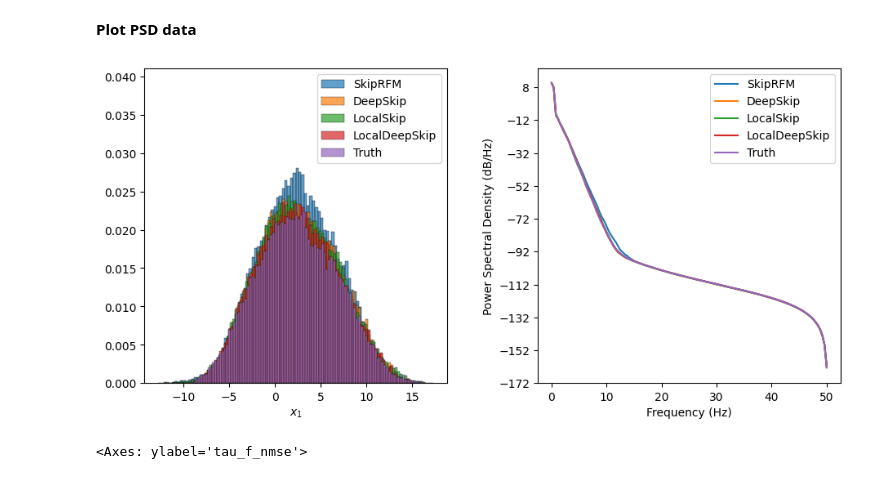
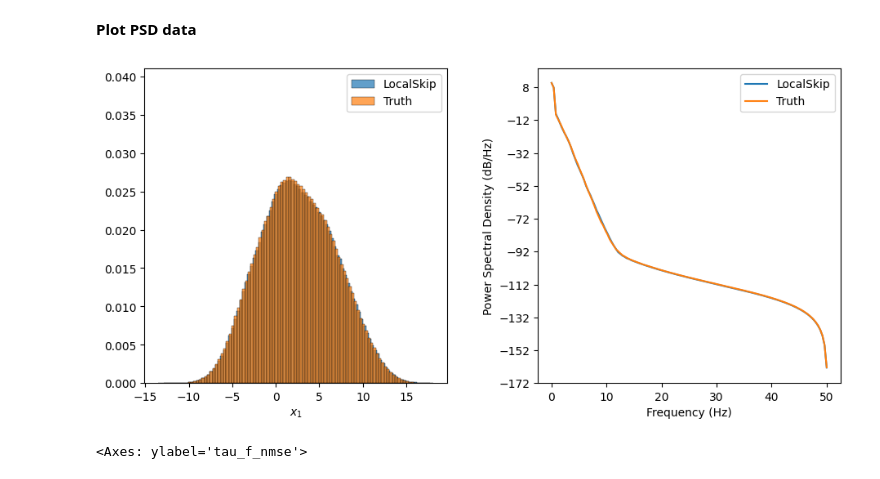
Before and after one commit to pinakm9/DeepRFM, a Jupyter notebook: notebooks/L96.ipynb, the cells around one changed output. Drawn from its saved outputs; the diff is of its cells as text; code cells hidden in the pictures.

Commit message:
L96 local schemes

```diff
--- a/notebooks/L96.ipynb
+++ b/notebooks/L96.ipynb
@@ -226,29 +227,30 @@ train = torch.tensor(train)[:, :N]
 # %%
 fig = plt.figure(figsize=(11, 5))
 ax1 = fig.add_subplot(121)
 ax2 = fig.add_subplot(122)
 D_r, N = 4096, 100000
-folders = [f"{folder}/{config}/SkipRFM/D_r-{D_r}_B-1", f"{folder}/{config}/DeepSkip/D_r-{D_r}_B-2",\
-           f"{folder}/{config}/LocalSkip_2_2/D_r-{D_r}_B-1", f"{folder}/{config}/LocalDeepSkip_2_2/D_r-{D_r}_B-2", folder]
+folders = [f"{folder}/{config}/SkipRFM/D_r-{D_r}_B-1", folder]# f"{folder}/{config}/DeepSkip/D_r-{D_r}_B-2",\
+           #f"{folder}/{config}/LocalSkip_2_2/D_r-{D_r}_B-1", f"{folder}/{config}/LocalDeepSkip_2_2/D_r-{D_r}_B-2"]#, ]
+folders = [f"{folder}/{config}/LocalSkip_2_2/D_r-{D_r}_B-1", folder]
 for i, data_folder in enumerate(folders):
     filename = "attractor" if i < len(folders)-1 else "train"
     attractor = np.load(f"{data_folder}/{filename}.npy")[:, :N]
     label = "Truth" if i == len(folders)-1 else ut.get_arch(data_folder)[0]
     label = label.split('_')[0]
     # x, y = welch(attractor.mean(axis=0), 100)
     ax2.psd(attractor.mean(axis=0), Fs=100, label=label)
-    sns.histplot(attractor[0], ax=ax1, label=label, alpha=0.7, stat="probability", bins=100)
+    sns.histplot(attractor.flatten(), ax=ax1, label=label, alpha=0.7, stat="probability", bins=100)
 ax1.legend()
 ax1.set_xlabel(r'$x_1$')
 ax1.set_ylabel('')
 ax1.set_ylim((0, 0.041))
 ax2.legend()
 ax2.grid(False)
 ax2.set_xlabel('Frequency (Hz)')
 fig.subplots_adjust(wspace=0.3)
 plt.savefig('../data/plots/L96-climate.pdf', dpi=1200, bbox_inches="tight")
 # %% [output]
-[figure, old version]
+[figure, new version]
 # %%
 data = pd.read_csv(f'{folder}/{config}/SkipRFM/D_r-{2*D_r}_B-{1}/batch_data.csv')
 sns.violinplot(data['tau_f_nmse'])
```
Also changed, not shown: parts of 2 cells of this notebook, 10 other files.
